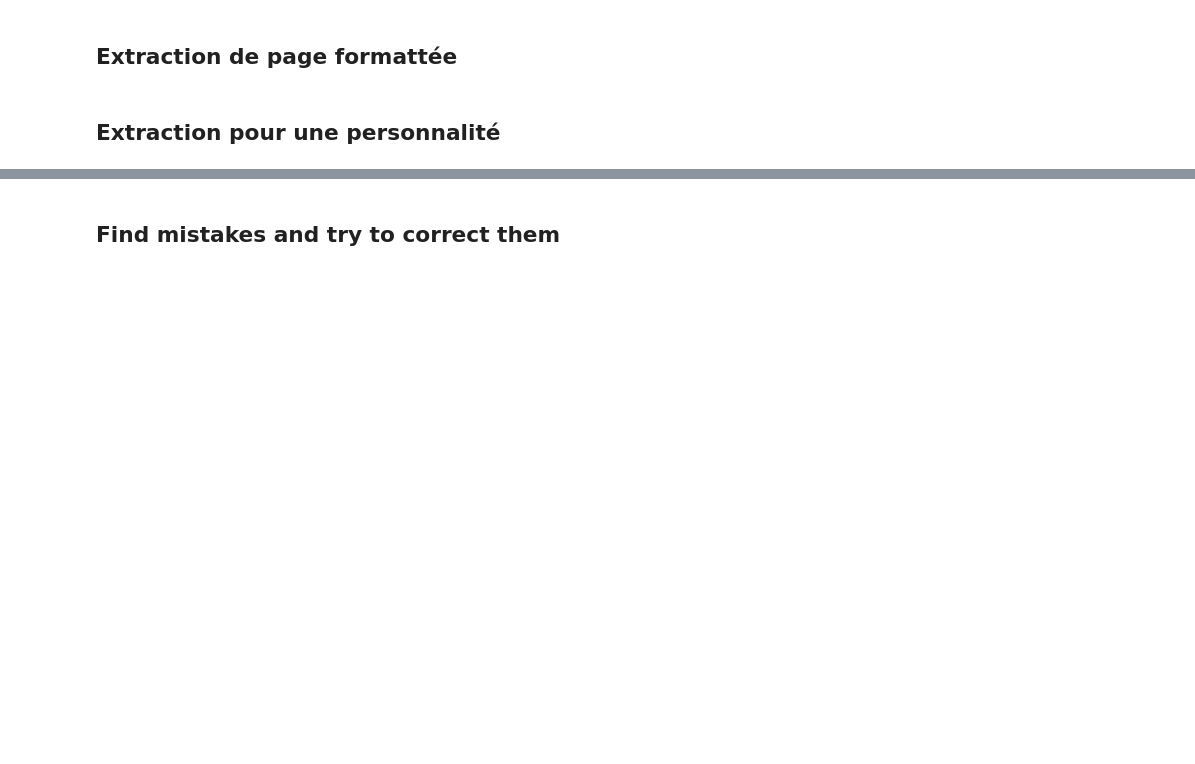
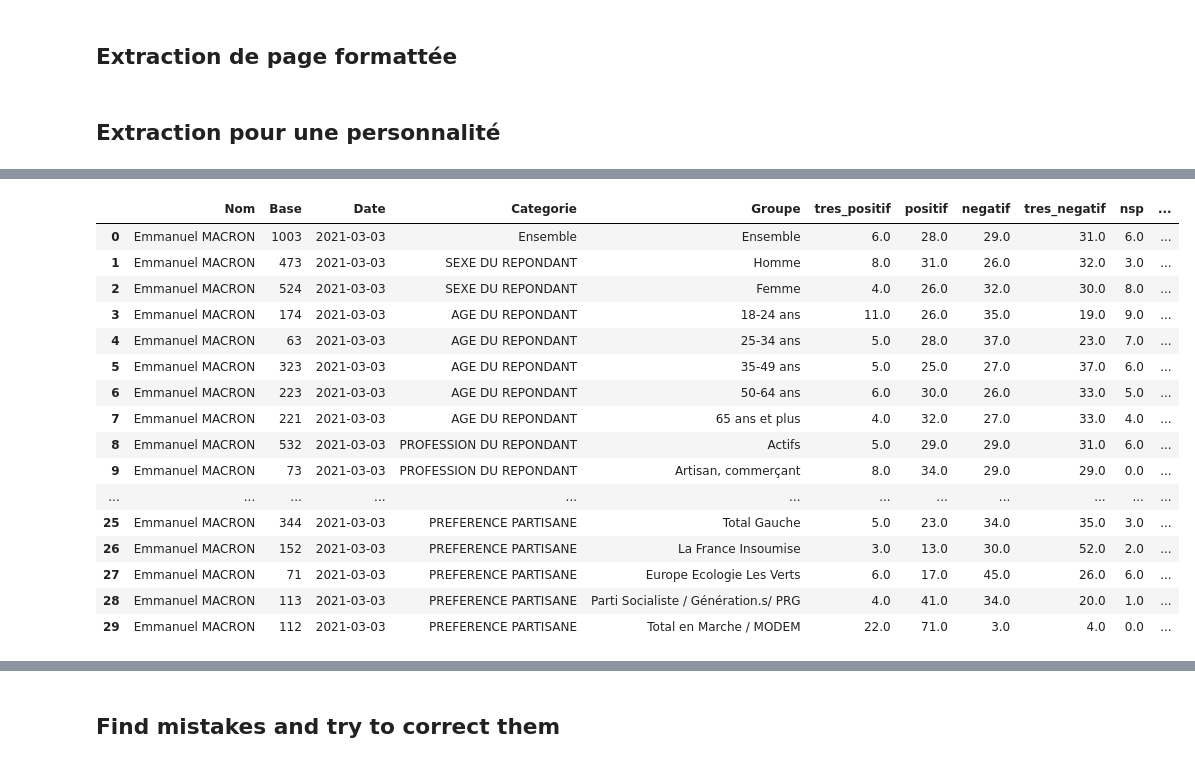
Before and after one commit to NyxAether/mesure_instituts_sondage, a Jupyter notebook: elabe/elabe_extract.ipynb, the cells around one changed output, grey strips where cells are left out. Cells and saved outputs as stored; diff of their text form; code cells hidden in the pictures; blank space fills up the shorter version.

```diff
--- a/elabe/elabe_extract.ipynb
+++ b/elabe/elabe_extract.ipynb
@@ -280,0 +286,21 @@ AttributeError: module 'pandas' has no attribute 'Dataframe'
+# %%
+# CategorieX, GroupeX, CategorieY, GroupeY
+relations=[
+    ('SEXE DU REPONDANT' ,['Homme','Femme'],'Ensemble','Ensemble'),
+    ('AGE DU REPONDANT' ,['18-24 ans','25-34 ans','35-49 ans','50-64 ans','65 ans et plus'],'Ensemble','Ensemble'),
+    ('PROFESSION DU REPONDANT' ,['Actifs','Inactifs'],'Ensemble','Ensemble'),
+    ('PROFESSION DU REPONDANT' ,['Artisan, commerçant','CSP+','CSP-'],'PROFESSION DU REPONDANT','Actifs'),
+    ('PROFESSION DU REPONDANT' ,['Cadre, profession intellectuelle supérieure','Profession intermédiaire'],'PROFESSION DU REPONDANT','CSP+'),
+    ('PROFESSION DU REPONDANT' ,['Employé','Ouvrier'],'PROFESSION DU REPONDANT','CSP-'),
+    ('PROFESSION DU REPONDANT' ,['Retraité','Autre Inactif'],'PROFESSION DU REPONDANT','Inactifs'),
+    ("CATEGORIE D'AGGLOMERATION" ,['Communes rurales','Communes urbaines de province','Agglomération parisienne'],'Ensemble','Ensemble'),
+    ("CATEGORIE D'AGGLOMERATION" ,['De 2.000 à moins de 20.000 hab.','De 20.000 à moins de 100.000 hab.','100.000 hab. et plus'],"CATEGORIE D'AGGLOMERATION",'Communes urbaines de province'),
+    ('PREFERENCE PARTISANE' ,['Total Gauche','Total en Marche / MODEM','Total Droite','Le Rassemblement National','Sans préférence partisane'],'Ensemble','Ensemble'),
+    ('PREFERENCE PARTISANE' ,['La France Insoumise','Europe Ecologie Les Verts','Parti Socialiste / Génération.s/ PRG'],'PREFERENCE PARTISANE','Total Gauche'),
+    ('PREFERENCE PARTISANE' ,['La République en Marche !'],'PREFERENCE PARTISANE','Total en Marche / MODEM'),
+    ('PREFERENCE PARTISANE' ,['Les Républicains'],'PREFERENCE PARTISANE','Total Droite'),
+    ('VOTE PRESIDENTIELLE 2017 (1ER TOUR)' ,['Jean-Luc MELENCHON','Benoît HAMON','Emmanuel MACRON','François FILLON','Marine LE PEN','Abstention, vote blanc ou nul'],'Ensemble','Ensemble'),
+    ('VOTE PRESIDENTIELLE 2017 (2ND TOUR)' ,['Emmanuel MACRON','Marine LE PEN','Abstention, vote blanc ou nul'],'Ensemble','Ensemble'),
+]
+# %%
+df_alter=recompute_base(df,relations,df.columns[5:])
@@ -281,3 +325,23 @@ AttributeError: module 'pandas' has no attribute 'Dataframe'
+# %%
+df_alter.head(30)
+# %% [output]
+|  | Nom | Base | Date | Categorie | Groupe | tres_positif | positif | negatif | tres_negatif | nsp | ... |
+| 0 | Emmanuel MACRON | 1003 | 2021-03-03 | Ensemble | Ensemble | 6.0 | 28.0 | 29.0 | 31.0 | 6.0 | ... |
+| 1 | Emmanuel MACRON | 473 | 2021-03-03 | SEXE DU REPONDANT | Homme | 8.0 | 31.0 | 26.0 | 32.0 | 3.0 | ... |
+| 2 | Emmanuel MACRON | 524 | 2021-03-03 | SEXE DU REPONDANT | Femme | 4.0 | 26.0 | 32.0 | 30.0 | 8.0 | ... |
+| 3 | Emmanuel MACRON | 174 | 2021-03-03 | AGE DU REPONDANT | 18-24 ans | 11.0 | 26.0 | 35.0 | 19.0 | 9.0 | ... |
+| 4 | Emmanuel MACRON | 63 | 2021-03-03 | AGE DU REPONDANT | 25-34 ans | 5.0 | 28.0 | 37.0 | 23.0 | 7.0 | ... |
+| 5 | Emmanuel MACRON | 323 | 2021-03-03 | AGE DU REPONDANT | 35-49 ans | 5.0 | 25.0 | 27.0 | 37.0 | 6.0 | ... |
+| 6 | Emmanuel MACRON | 223 | 2021-03-03 | AGE DU REPONDANT | 50-64 ans | 6.0 | 30.0 | 26.0 | 33.0 | 5.0 | ... |
+| 7 | Emmanuel MACRON | 221 | 2021-03-03 | AGE DU REPONDANT | 65 ans et plus | 4.0 | 32.0 | 27.0 | 33.0 | 4.0 | ... |
+| 8 | Emmanuel MACRON | 532 | 2021-03-03 | PROFESSION DU REPONDANT | Actifs | 5.0 | 29.0 | 29.0 | 31.0 | 6.0 | ... |
+| 9 | Emmanuel MACRON | 73 | 2021-03-03 | PROFESSION DU REPONDANT | Artisan, commerçant | 8.0 | 34.0 | 29.0 | 29.0 | 0.0 | ... |
+| ... | ... | ... | ... | ... | ... | ... | ... | ... | ... | ... | ... |
+| 25 | Emmanuel MACRON | 344 | 2021-03-03 | PREFERENCE PARTISANE | Total Gauche | 5.0 | 23.0 | 34.0 | 35.0 | 3.0 | ... |
+| 26 | Emmanuel MACRON | 152 | 2021-03-03 | PREFERENCE PARTISANE | La France Insoumise | 3.0 | 13.0 | 30.0 | 52.0 | 2.0 | ... |
+| 27 | Emmanuel MACRON | 71 | 2021-03-03 | PREFERENCE PARTISANE | Europe Ecologie Les Verts | 6.0 | 17.0 | 45.0 | 26.0 | 6.0 | ... |
+| 28 | Emmanuel MACRON | 113 | 2021-03-03 | PREFERENCE PARTISANE | Parti Socialiste / Génération.s/ PRG | 4.0 | 41.0 | 34.0 | 20.0 | 1.0 | ... |
+| 29 | Emmanuel MACRON | 112 | 2021-03-03 | PREFERENCE PARTISANE | Total en Marche / MODEM | 22.0 | 71.0 | 3.0 | 4.0 | 0.0 | ... |
 # %%
 
 # with open("rapport/2020-10-14.pdf","rb") as pdf_file:
```
Also changed, not shown: parts of 8 cells of this notebook, 1 other file.
